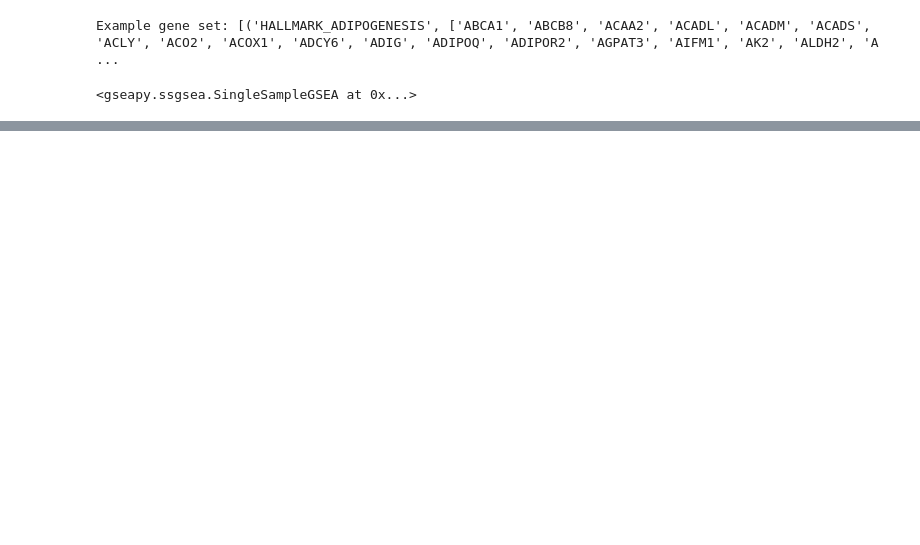
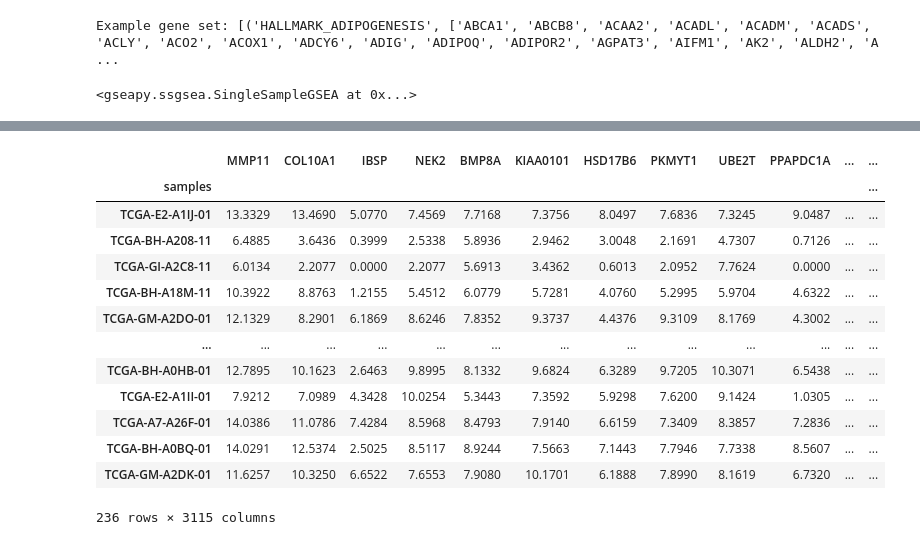
Before and after one commit to Neermita18/Multi-Omics-Breast-Cancer-BITS-Pilani, a Jupyter notebook: Early_stage_breast_cancer_biomarkers.ipynb, the cells around one changed output, grey strips where cells are left out. Cells and saved outputs as stored; diff of their text form; code cells hidden in the pictures; blank space fills up the shorter version.

```diff
--- a/Early_stage_breast_cancer_biomarkers.ipynb
+++ b/Early_stage_breast_cancer_biomarkers.ipynb
@@ -825,0 +834,2 @@ significant_ssgsea_features
+# %%
+ssgsea_pivoted = ssgsea_scores.pivot_table(index='Name', columns='Term', values='NES')
@@ -826,2 +853,2 @@ significant_ssgsea_features
 # %%
-merged_df = pd.merge(X_sig, ssgsea_scores,  how='left',left_on=None, right_on=None, left_index=True, right_index=True)
+merged_df = pd.merge(X_sig, ssgsea_pivoted,  how='left',left_on=None, right_on=None, left_index=True, right_index=True)
@@ -844,0 +906,17 @@ merged_df
+# %%
+X_train_sig
+# %% [output]
+|  | MMP11 | COL10A1 | IBSP | NEK2 | BMP8A | KIAA0101 | HSD17B6 | PKMYT1 | UBE2T | PPAPDC1A | ... | ... |
+| samples |  |  |  |  |  |  |  |  |  |  |  | ... |
+| TCGA-E2-A1IJ-01 | 13.3329 | 13.4690 | 5.0770 | 7.4569 | 7.7168 | 7.3756 | 8.0497 | 7.6836 | 7.3245 | 9.0487 | ... | ... |
+| TCGA-BH-A208-11 | 6.4885 | 3.6436 | 0.3999 | 2.5338 | 5.8936 | 2.9462 | 3.0048 | 2.1691 | 4.7307 | 0.7126 | ... | ... |
+| TCGA-GI-A2C8-11 | 6.0134 | 2.2077 | 0.0000 | 2.2077 | 5.6913 | 3.4362 | 0.6013 | 2.0952 | 7.7624 | 0.0000 | ... | ... |
+| TCGA-BH-A18M-11 | 10.3922 | 8.8763 | 1.2155 | 5.4512 | 6.0779 | 5.7281 | 4.0760 | 5.2995 | 5.9704 | 4.6322 | ... | ... |
+| TCGA-GM-A2DO-01 | 12.1329 | 8.2901 | 6.1869 | 8.6246 | 7.8352 | 9.3737 | 4.4376 | 9.3109 | 8.1769 | 4.3002 | ... | ... |
+| ... | ... | ... | ... | ... | ... | ... | ... | ... | ... | ... | ... | ... |
+| TCGA-BH-A0HB-01 | 12.7895 | 10.1623 | 2.6463 | 9.8995 | 8.1332 | 9.6824 | 6.3289 | 9.7205 | 10.3071 | 6.5438 | ... | ... |
+| TCGA-E2-A1II-01 | 7.9212 | 7.0989 | 4.3428 | 10.0254 | 5.3443 | 7.3592 | 5.9298 | 7.6200 | 9.1424 | 1.0305 | ... | ... |
+| TCGA-A7-A26F-01 | 14.0386 | 11.0786 | 7.4284 | 8.5968 | 8.4793 | 7.9140 | 6.6159 | 7.3409 | 8.3857 | 7.2836 | ... | ... |
+| TCGA-BH-A0BQ-01 | 14.0291 | 12.5374 | 2.5025 | 8.5117 | 8.9244 | 7.5663 | 7.1443 | 7.7946 | 7.7338 | 8.5607 | ... | ... |
+| TCGA-GM-A2DK-01 | 11.6257 | 10.3250 | 6.6522 | 7.6553 | 7.9080 | 10.1701 | 6.1888 | 7.8990 | 8.1619 | 6.7320 | ... | ... |
+236 rows × 3115 columns
```
Also changed, not shown: parts of 32 cells of this notebook.
